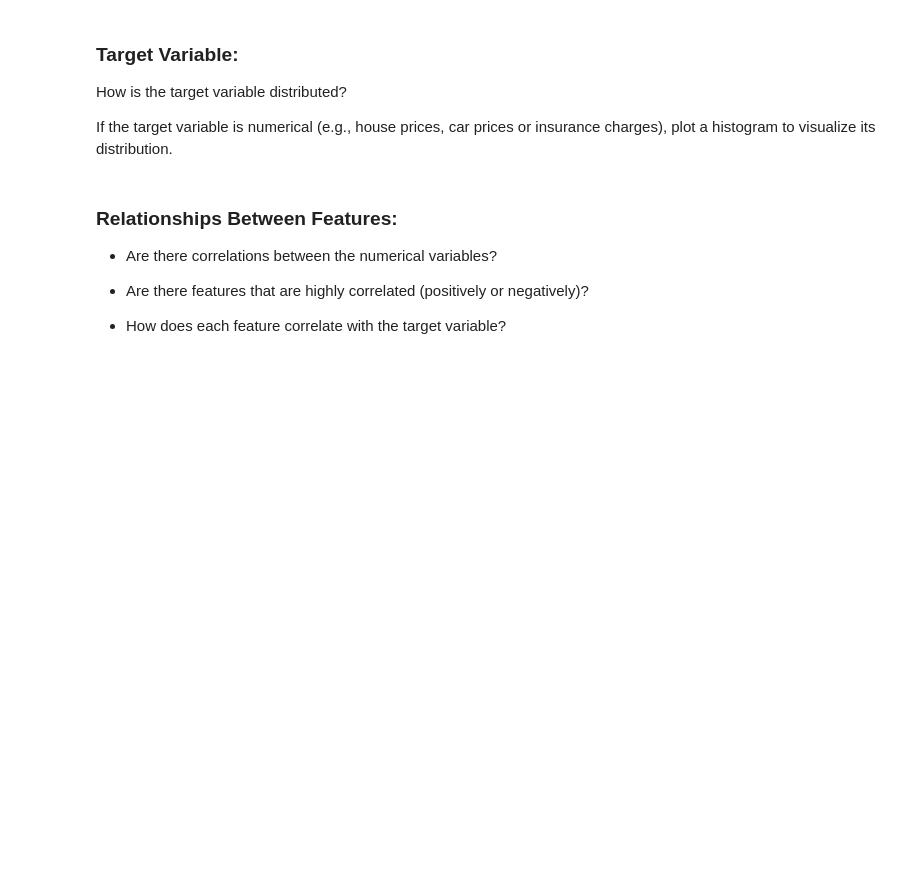
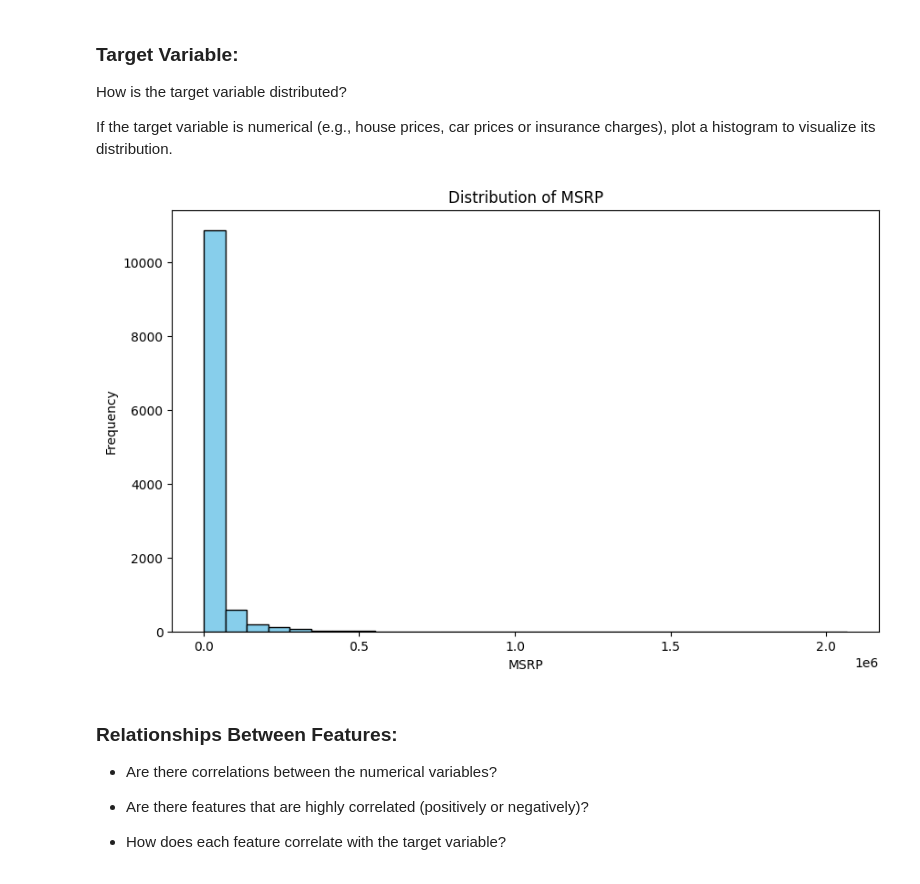
Before and after one commit to ToshiroHJJZ/Machine_Learning_in_the_Cloud, a Jupyter notebook: LR_Practice.ipynb, the cells around one changed output. Cells and saved outputs as stored; diff of their text form; code cells hidden in the pictures; blank space fills up the shorter version.

```diff
--- a/LR_Practice.ipynb
+++ b/LR_Practice.ipynb
@@ -8,4 +35,5 @@ https://www.kaggle.com/datasets/CooperUnion/cardataset
 # %%
 # Load a dataset
+data = pd.read_csv("/content/drive/MyDrive/car_data/data.csv")
 # %%
 # Check data
@@ -28,6 +142,18 @@ https://www.kaggle.com/datasets/CooperUnion/cardataset
 How is the target variable distributed?
 
 If the target variable is numerical (e.g., house prices, car prices or insurance charges), plot a histogram to visualize its distribution.
+# %%
+# prompt: plot a histogram for MSRP
+
+import matplotlib.pyplot as plt
+plt.figure(figsize=(10, 6))
+plt.hist(data['MSRP'], bins=30, color='skyblue', edgecolor='black')
+plt.xlabel('MSRP')
+plt.ylabel('Frequency')
+plt.title('Distribution of MSRP')
+plt.show()
+# %% [output]
+[figure, added]
 # %% [markdown]
 ### Relationships Between Features:
 - Are there correlations between the numerical variables?
```
Also changed, not shown: parts of 34 cells of this notebook.
